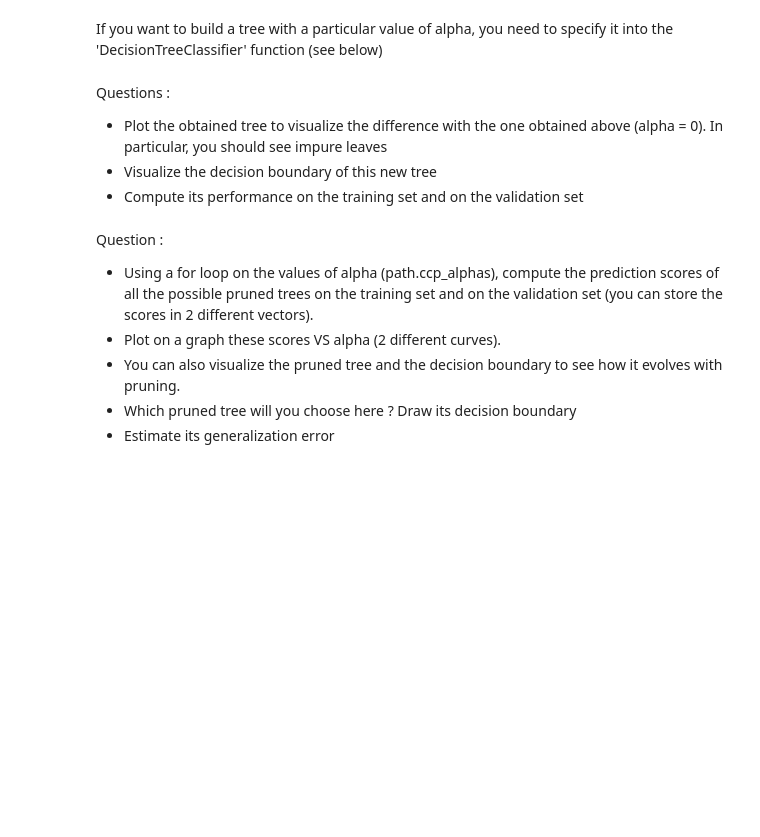
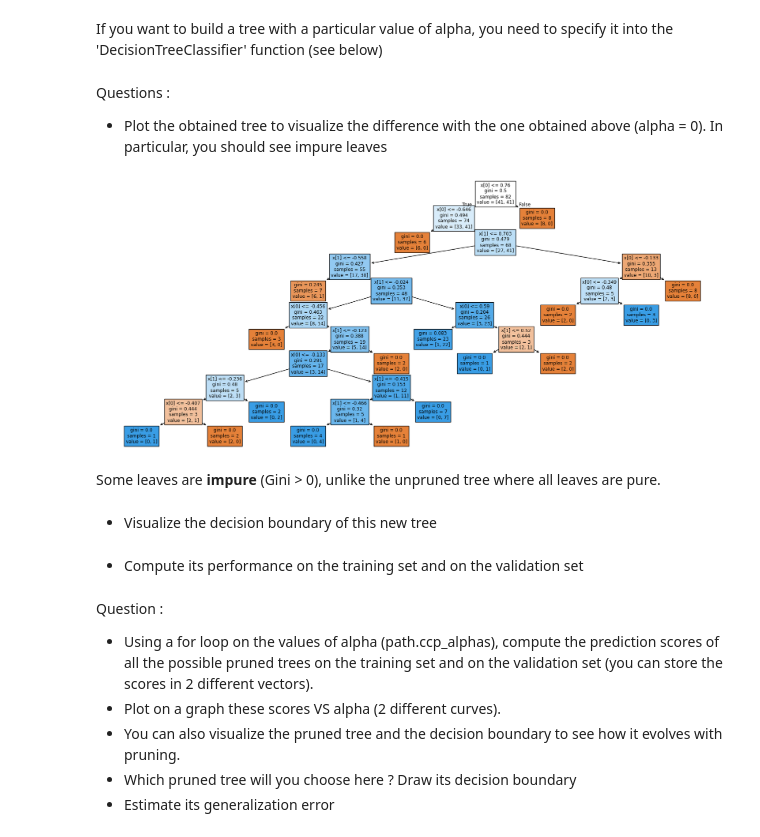
Before and after one commit to JoseRuiz01/MachineLearningLabs, a Jupyter notebook: TP_2_decision_tree_student.ipynb, the cells around one changed output. Saved outputs shown, nothing was run; the diff lists cells and outputs as text; code cells hidden in the pictures; blank space fills up the shorter version.

Commit message:
changes to the decision tree code

```diff
--- a/TP_2_decision_tree_student.ipynb
+++ b/TP_2_decision_tree_student.ipynb
@@ -136,8 +189,19 @@ dt_pruned = tree.DecisionTreeClassifier(ccp_alpha=path.ccp_alphas[2]).fit(data_t
 # %% [markdown]
 Questions :
 - Plot the obtained tree to visualize the difference with the one obtained above (alpha = 0). In particular, you should see impure leaves
-- Visualize the decision boundary of this new tree
-- Compute its performance on the training set and on the validation set
+# %%
+plt.figure(figsize=(21, 9))
+tree.plot_tree(dt_pruned, filled=True)
+plt.show()
+# %% [output]
+[figure, added]
+# %% [markdown]
+Some leaves are **impure** (Gini > 0), unlike the unpruned tree where all leaves are pure.
+# %% [markdown]
+- Visualize the decision boundary of this new tree
+# %% [markdown]
+
+- Compute its performance on the training set and on the validation set
 # %% [markdown]
 Question :
 - Using a for loop on the values of alpha (path.ccp_alphas), compute the prediction scores of all the possible pruned trees on the training set and on the validation set (you can store the scores in 2 different vectors).
```
Also changed, not shown: parts of 16 cells of this notebook.
